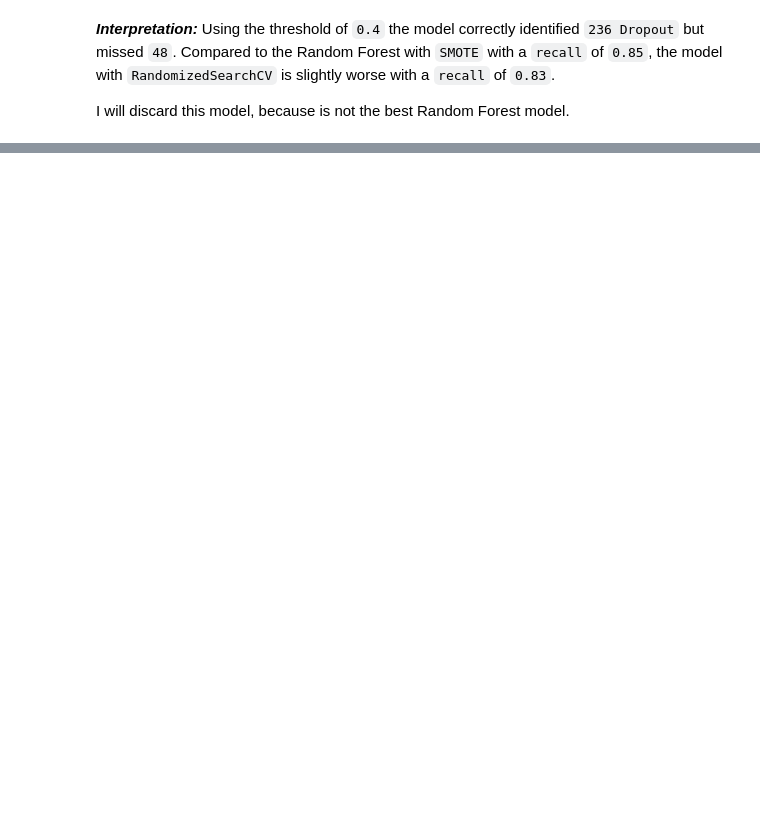
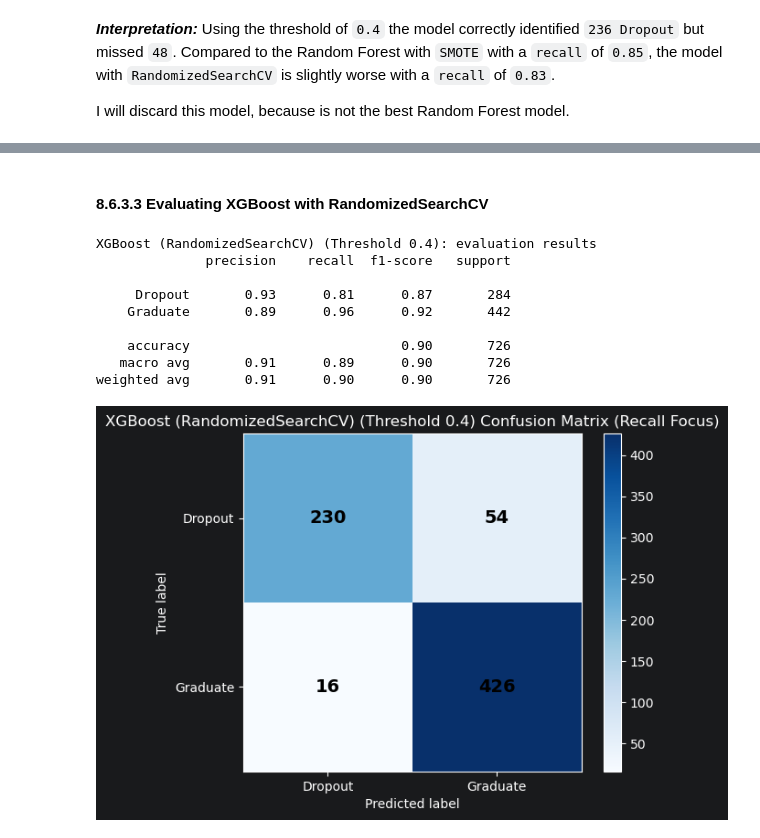
Before and after one commit to weslylaboy/student-outcome-predictor, a Jupyter notebook: notebooks/03_classification_model.ipynb, the cells around one changed output, grey strips where cells are left out. Saved outputs shown, nothing was run; the diff lists cells and outputs as text; code cells hidden in the pictures; blank space fills up the shorter version.

```diff
--- a/notebooks/03_classification_model.ipynb
+++ b/notebooks/03_classification_model.ipynb
@@ -1380,0 +1240,10 @@ I will discard this model, because is not the best Random Forest model.
+# %%
+
+# Compute class imbalance ratio for scale_pos_weight
+n_graduates = (y_train == 1).sum()
+n_dropouts  = (y_train == 0).sum()
+scale_weight = n_graduates / n_dropouts
+
+print(f"Graduate (majority): {n_graduates}")
+print(f"Dropout  (minority): {n_dropouts}")
+print(f"scale_pos_weight:    {scale_weight:.2f}")
@@ -1380,0 +1258,26 @@ I will discard this model, because is not the best Random Forest model.
+# %%
+param_distributions = {
+    'xgb_model__n_estimators':    randint(50, 500),
+    'xgb_model__max_depth':       randint(3, 10),
+    'xgb_model__learning_rate':   uniform(0.01, 0.3),
+    'xgb_model__subsample':       uniform(0.6, 0.4), # samples from [0.6, 1.0]
+    'xgb_model__colsample_bytree': uniform(0.6, 0.4),
+    'xgb_model__scale_pos_weight': [1, scale_weight],
+}
+
+random_search_xgb = RandomizedSearchCV(
+    xgb_pipeline,
+    param_distributions=param_distributions,
+    n_iter=50,
+    cv=5,
+    scoring='recall',
+    n_jobs=-1,
+    random_state=42,
+    verbose=1
+)
+
+random_search_xgb.fit(X_train, y_train)
+
+print("Best Parameters:", random_search_xgb.best_params_)
+print(f"Best CV Recall (Dropout): {random_search_xgb.best_score_:.4f}")
+best_xgb = random_search_xgb.best_estimator_
@@ -1380,0 +1290,16 @@ I will discard this model, because is not the best Random Forest model.
+# %% [markdown]
+#### 8.6.3.3 Evaluating XGBoost with RandomizedSearchCV
+# %%
+
+y_pred_xgb_tuned = predict_with_threshold(best_xgb, X_test, y_test, threshold=0.4, model_name='XGBoost (RandomizedSearchCV)')
+# %% [output]
+XGBoost (RandomizedSearchCV) (Threshold 0.4): evaluation results
+              precision    recall  f1-score   support
+
+     Dropout       0.93      0.81      0.87       284
+    Graduate       0.89      0.96      0.92       442
+
+    accuracy                           0.90       726
+   macro avg       0.91      0.89      0.90       726
+weighted avg       0.91      0.90      0.90       726
+[figure, added]
```
Also changed, not shown: parts of 34 cells of this notebook.
